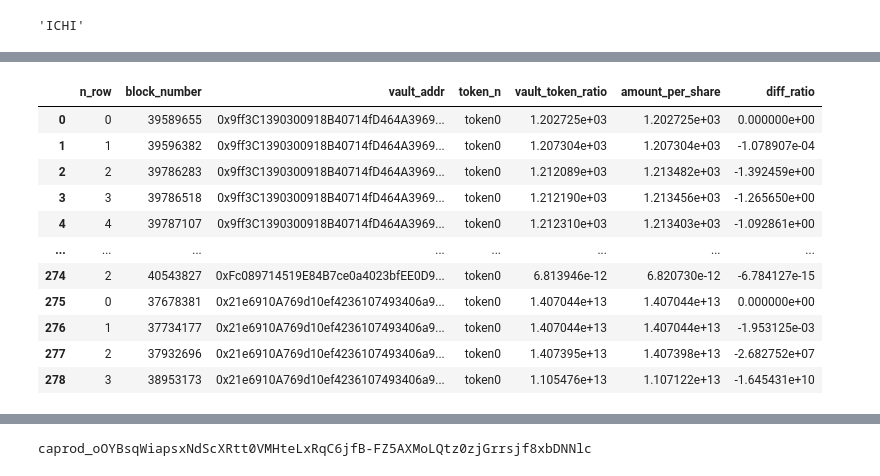
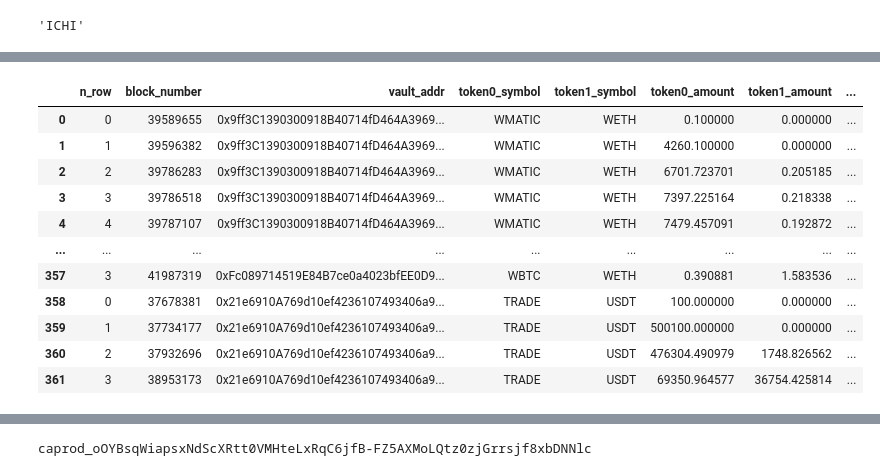
Before and after one commit to credmark/credmark-models-notebook, a Jupyter notebook: ichi/ichi_vault.ipynb, the cells around one changed output, grey strips where cells are left out. Drawn from its saved outputs; the diff is of its cells as text; code cells hidden in the pictures.

Commit message:
clean ichi

```diff
--- a/ichi/ichi_vault.ipynb
+++ b/ichi/ichi_vault.ipynb
@@ -5,14 +5,18 @@ from credmark.cmf.types import Token, Contract, Address, Account, BlockNumber, R
 import models
 models_path = models.__path__[0]
 
+fix_block_number = 41028518 + 6010
+
+fix_block_number = 42293227
+
 fix_block_number = None
 
-fix_block_number = 41028518 + 6010
+fix_block_number = 42538803
 
 cmf_param = {
     'block_number': fix_block_number,
     'chain_id': 137,
-    # 'api_url': 'http://localhost:8700'
+    'api_url': 'http://localhost:8700'
 }
 
 context, _model_loader = create_cmf(cmf_param, True)
@@ -40,7 +44,7 @@ Token('0x111111517e4929d3dcbdfa7cce55d30d4b6bc4d6').as_erc20(
 # %%
 from models.tmp_abi_lookup import ICHI_VAULT, ICHI_VAULT_FACTORY, UNISWAP_V3_POOL_ABI
 
-from models.credmark.protocols.ichi.vault import IchiVaults
+from models.credmark.protocols.ichi.ichi_vault import IchiVaults
 
 vault_rows = []
 
@@ -49,6 +53,9 @@ event_sel = 'Deposit'
 
 # burn partial position ?, burn share o
 # mint position based on how much token to deposit
+
+os.mkdir(f'{fix_block_number}') if not os.path.isdir(
+    f'{fix_block_number}') else None
 
 for vault_addr in IchiVaults.ICHI_POLYGON_VAULTS:
     # if Address(vault_addr) == Address('0x70Aa3c8e256c859e52c0B8C263f763D9051B95e1'):
@@ -63,8 +70,16 @@ for vault_addr in IchiVaults.ICHI_POLYGON_VAULTS:
                 vault_ichi.events[evt], from_block=25697834))  # , by_range=10000
             dfs[evt] = df
 
-    print((vault_addr, dfs['Deposit'].shape,
-          dfs['Withdraw'].shape, dfs['Rebalance'].shape))
+    print((vault_addr,
+           dfs['Deposit'].shape,
+           dfs['Withdraw'].shape,
+           dfs['Rebalance'].shape))
+
+    (dfs[event_sel]
+        .loc[:, ['event', 'logIndex', 'transactionIndex', 'address',
+                 'blockNumber', 'sender', 'to', 'shares', 'amount0', 'amount1']]
+        .to_csv(os.path.join(f'{fix_block_number}', f'{vault_addr}_{event_sel}.csv'))
+     )
 
     for n_row, row in dfs[event_sel].iterrows():
         amount0 = row['amount0']
@@ -73,15 +88,35 @@ for vault_addr in IchiVaults.ICHI_POLYGON_VAULTS:
         block_number = row['blockNumber']
         vault_info = context.run_model(
             'ichi.vault-info', {"address": vault_addr}, block_number=block_number)
+        row_common = (n_row,
+                      block_number,
+                      vault_addr,
+                      vault_info['token0_symbol'],
+                      vault_info['token1_symbol'],
+                      vault_info['token0_amount'],
+                      vault_info['token1_amount'],
+                      'token1' if vault_info['allowed_token'] == 1 else 'token0',
+                      vault_info['total_amount_in_token'],
+                      vault_info['total_supply_scaled'],
+                      vault_info['vault_token_ratio'],)
         if vault_info['allowed_token'] == 1:
-            vault_rows.append((n_row, block_number, vault_addr, 'token1',
-                              vault_info['vault_token_ratio'], amount1 / shares, vault_info['vault_token_ratio'] - amount1 / shares))
+            vault_rows.append((*row_common,
+                               amount1 / shares,
+                               amount1, shares,
+                               vault_info['vault_token_ratio'] - amount1 / shares))
         else:
-            vault_rows.append((n_row, block_number, vault_addr, 'token0',
-                              vault_info['vault_token_ratio'], amount0 / shares, vault_info['vault_token_ratio'] - amount0 / shares))
+            vault_rows.append((*row_common,
+                               amount0 / shares,
+                               amount0, shares,
+                               vault_info['vault_token_ratio'] - amount0 / shares))
 
-df_vault_rows = pd.DataFrame(vault_rows, columns=[
-                             'n_row', 'block_number', 'vault_addr', 'token_n', 'vault_token_ratio', 'amount_per_share', 'diff_ratio'])
+    df_vault_rows = pd.DataFrame(
+        vault_rows,
+        columns=['n_row', 'block_number', 'vault_addr', 'token0_symbol', 'token1_symbol', 'token0_amount', 'token1_amount', 'allowed_token',
+                 'total_amount_in_token', 'total_supply_scaled', 'vault_token_ratio',
+                 'amount_per_share', 'amount', 'shares', 'diff_ratio'])
+
+    df_vault_rows.to_csv(os.path.join(f'{fix_block_number}', f'{vault_addr}_{event_sel}_compare.csv'), index=False)
+
 display(df_vault_rows)
-df_vault_rows.to_csv(f'vault_rows2_{event_sel}.csv', index=False)
 # %% [output]
@@ -106,13 +141,13 @@ df_vault_rows.to_csv(f'vault_rows2_{event_sel}.csv', index=False)
 ('0x21e6910A769d10ef4236107493406a9788C758a3', (4, 13), (4, 13), (50, 14))
-|  | n_row | block_number | vault_addr | token_n | vault_token_ratio | amount_per_share | diff_ratio |
-| 0 | 0 | 39589655 | 0x9ff3C1390300918B40714fD464A3969... | token0 | 1.202725e+03 | 1.202725e+03 | 0.000000e+00 |
-| 1 | 1 | 39596382 | 0x9ff3C1390300918B40714fD464A3969... | token0 | 1.207304e+03 | 1.207304e+03 | -1.078907e-04 |
-| 2 | 2 | 39786283 | 0x9ff3C1390300918B40714fD464A3969... | token0 | 1.212089e+03 | 1.213482e+03 | -1.392459e+00 |
-| 3 | 3 | 39786518 | 0x9ff3C1390300918B40714fD464A3969... | token0 | 1.212190e+03 | 1.213456e+03 | -1.265650e+00 |
-| 4 | 4 | 39787107 | 0x9ff3C1390300918B40714fD464A3969... | token0 | 1.212310e+03 | 1.213403e+03 | -1.092861e+00 |
-| ... | ... | ... | ... | ... | ... | ... | ... |
-| 274 | 2 | 40543827 | 0xFc089714519E84B7ce0a4023bfEE0D9... | token0 | 6.813946e-12 | 6.820730e-12 | -6.784127e-15 |
-| 275 | 0 | 37678381 | 0x21e6910A769d10ef4236107493406a9... | token0 | 1.407044e+13 | 1.407044e+13 | 0.000000e+00 |
-| 276 | 1 | 37734177 | 0x21e6910A769d10ef4236107493406a9... | token0 | 1.407044e+13 | 1.407044e+13 | -1.953125e-03 |
-| 277 | 2 | 37932696 | 0x21e6910A769d10ef4236107493406a9... | token0 | 1.407395e+13 | 1.407398e+13 | -2.682752e+07 |
-| 278 | 3 | 38953173 | 0x21e6910A769d10ef4236107493406a9... | token0 | 1.105476e+13 | 1.107122e+13 | -1.645431e+10 |
+|  | n_row | block_number | vault_addr | token0_symbol | token1_symbol | token0_amount | token1_amount | ... |
+| 0 | 0 | 39589655 | 0x9ff3C1390300918B40714fD464A3969... | WMATIC | WETH | 0.100000 | 0.000000 | ... |
+| 1 | 1 | 39596382 | 0x9ff3C1390300918B40714fD464A3969... | WMATIC | WETH | 4260.100000 | 0.000000 | ... |
+| 2 | 2 | 39786283 | 0x9ff3C1390300918B40714fD464A3969... | WMATIC | WETH | 6701.723701 | 0.205185 | ... |
+| 3 | 3 | 39786518 | 0x9ff3C1390300918B40714fD464A3969... | WMATIC | WETH | 7397.225164 | 0.218338 | ... |
+| 4 | 4 | 39787107 | 0x9ff3C1390300918B40714fD464A3969... | WMATIC | WETH | 7479.457091 | 0.192872 | ... |
+| ... | ... | ... | ... | ... | ... | ... | ... | ... |
+| 357 | 3 | 41987319 | 0xFc089714519E84B7ce0a4023bfEE0D9... | WBTC | WETH | 0.390881 | 1.583536 | ... |
+| 358 | 0 | 37678381 | 0x21e6910A769d10ef4236107493406a9... | TRADE | USDT | 100.000000 | 0.000000 | ... |
+| 359 | 1 | 37734177 | 0x21e6910A769d10ef4236107493406a9... | TRADE | USDT | 500100.000000 | 0.000000 | ... |
+| 360 | 2 | 37932696 | 0x21e6910A769d10ef4236107493406a9... | TRADE | USDT | 476304.490979 | 1748.826562 | ... |
+| 361 | 3 | 38953173 | 0x21e6910A769d10ef4236107493406a9... | TRADE | USDT | 69350.964577 | 36754.425814 | ... |
```
Also changed, not shown: parts of 7 cells of this notebook, 46 other files.
